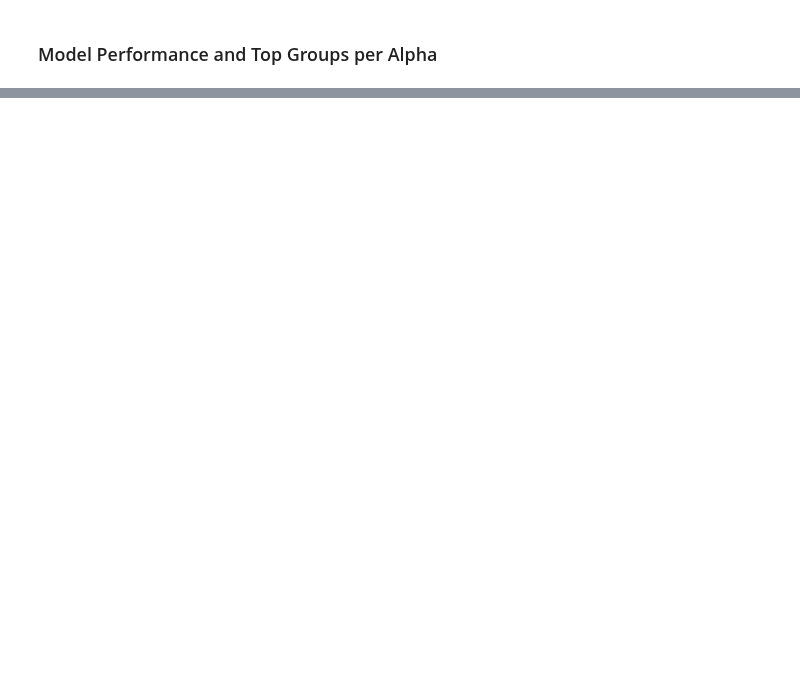
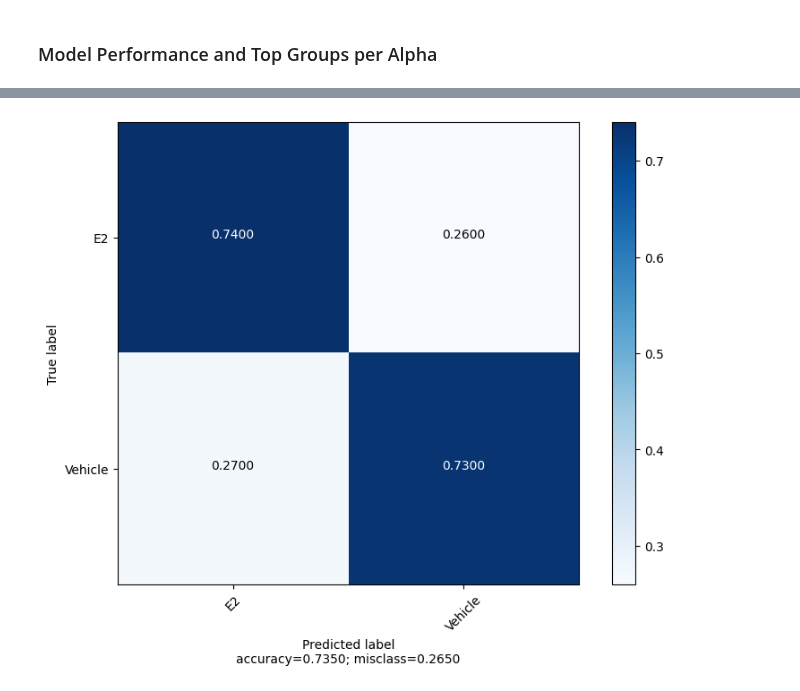
Before and after one commit to ohsu-cedar-comp-hub/scMKL, a Jupyter notebook: example/ATAC_analysis.ipynb, the cells around one changed output, grey strips where cells are left out. Cells and saved outputs as stored; diff of their text form; code cells hidden in the pictures; blank space fills up the shorter version.

```diff
--- a/example/ATAC_analysis.ipynb
+++ b/example/ATAC_analysis.ipynb
@@ -145,0 +121,6 @@ print(summary)
+# %%
+from matplotlib.pyplot import get_cmap
+
+scmkl.plot_conf_mat(results, title = '', cmap = get_cmap('Blues'))
+# %% [output]
+[figure, added]
```
Also changed, not shown: parts of 5 cells of this notebook, 32 other files.
